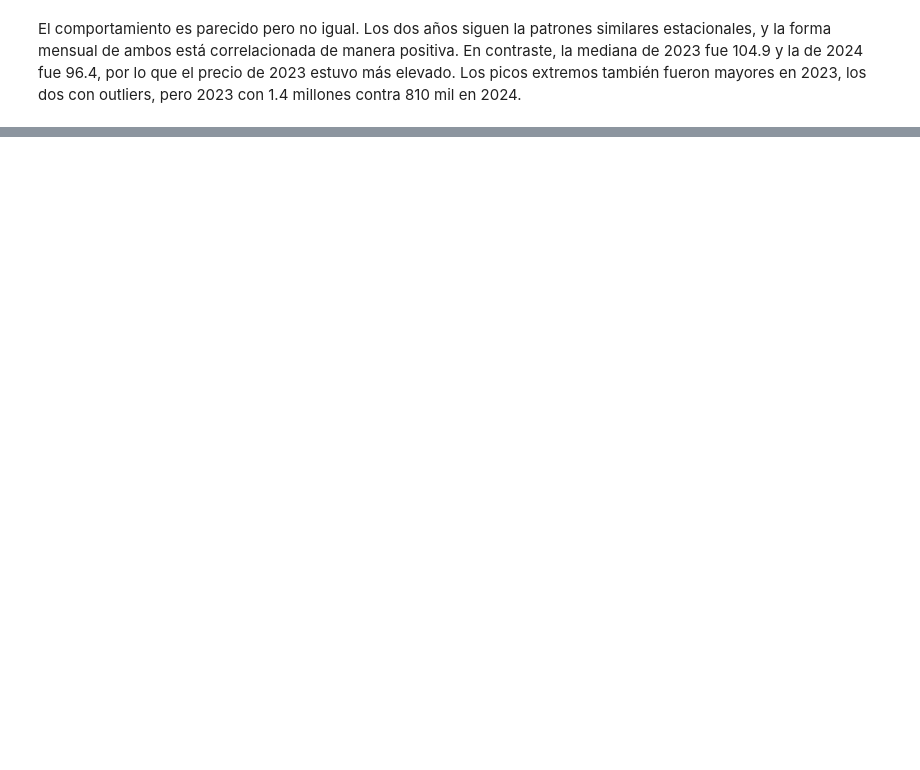
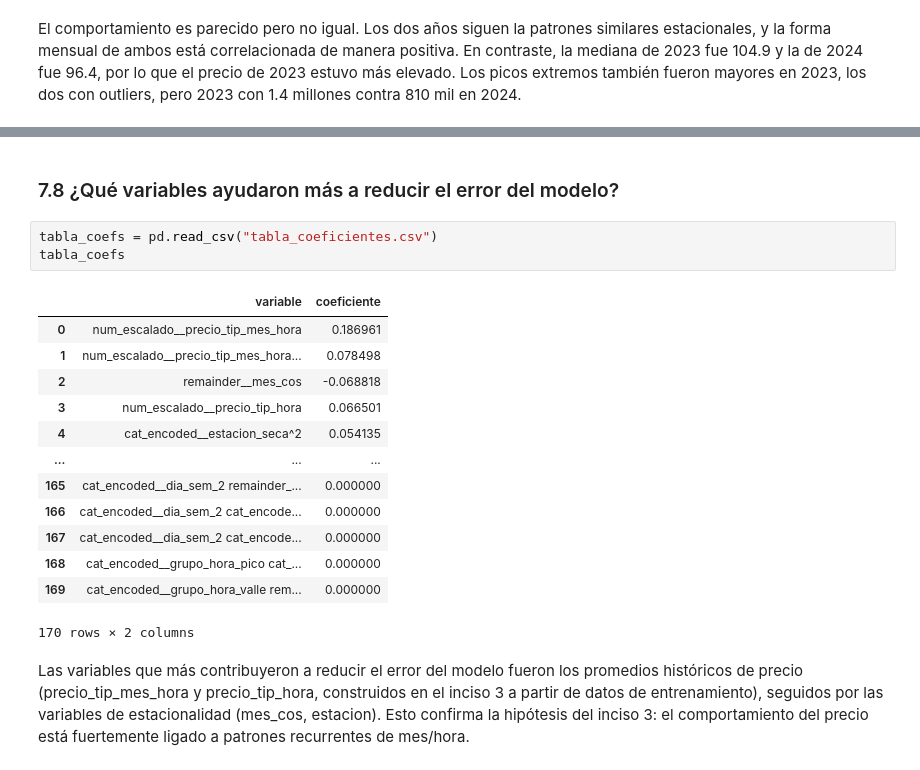
Before and after one commit to robroab/Proyecto_1_Statistical_Learning, a Jupyter notebook: preguntas.ipynb, the cells around one changed output, grey strips where cells are left out. Saved outputs shown, nothing was run; the diff lists cells and outputs as text; blank space fills up the shorter version.

```diff
--- a/preguntas.ipynb
+++ b/preguntas.ipynb
@@ -155,0 +181,21 @@ El comportamiento es parecido pero no igual. Los dos años siguen la patrones si
+# %% [markdown]
+### 7.8 ¿Qué variables ayudaron más a reducir el error del modelo?
+# %%
+tabla_coefs = pd.read_csv("tabla_coeficientes.csv")
+tabla_coefs
+# %% [output]
+|  | variable | coeficiente |
+| 0 | num_escalado__precio_tip_mes_hora | 0.186961 |
+| 1 | num_escalado__precio_tip_mes_hora... | 0.078498 |
+| 2 | remainder__mes_cos | -0.068818 |
+| 3 | num_escalado__precio_tip_hora | 0.066501 |
+| 4 | cat_encoded__estacion_seca^2 | 0.054135 |
+| ... | ... | ... |
+| 165 | cat_encoded__dia_sem_2 remainder_... | 0.000000 |
+| 166 | cat_encoded__dia_sem_2 cat_encode... | 0.000000 |
+| 167 | cat_encoded__dia_sem_2 cat_encode... | 0.000000 |
+| 168 | cat_encoded__grupo_hora_pico cat_... | 0.000000 |
+| 169 | cat_encoded__grupo_hora_valle rem... | 0.000000 |
+170 rows × 2 columns
+# %% [markdown]
+Las variables que más contribuyeron a reducir el error del modelo fueron los promedios históricos de precio (precio_tip_mes_hora y precio_tip_hora, construidos en el inciso 3 a partir de datos de entrenamiento), seguidos por las variables de estacionalidad (mes_cos, estacion). Esto confirma la hipótesis del inciso 3: el comportamiento del precio está fuertemente ligado a patrones recurrentes de mes/hora.
```
Also changed, not shown: parts of 7 cells of this notebook, 2 other files.
